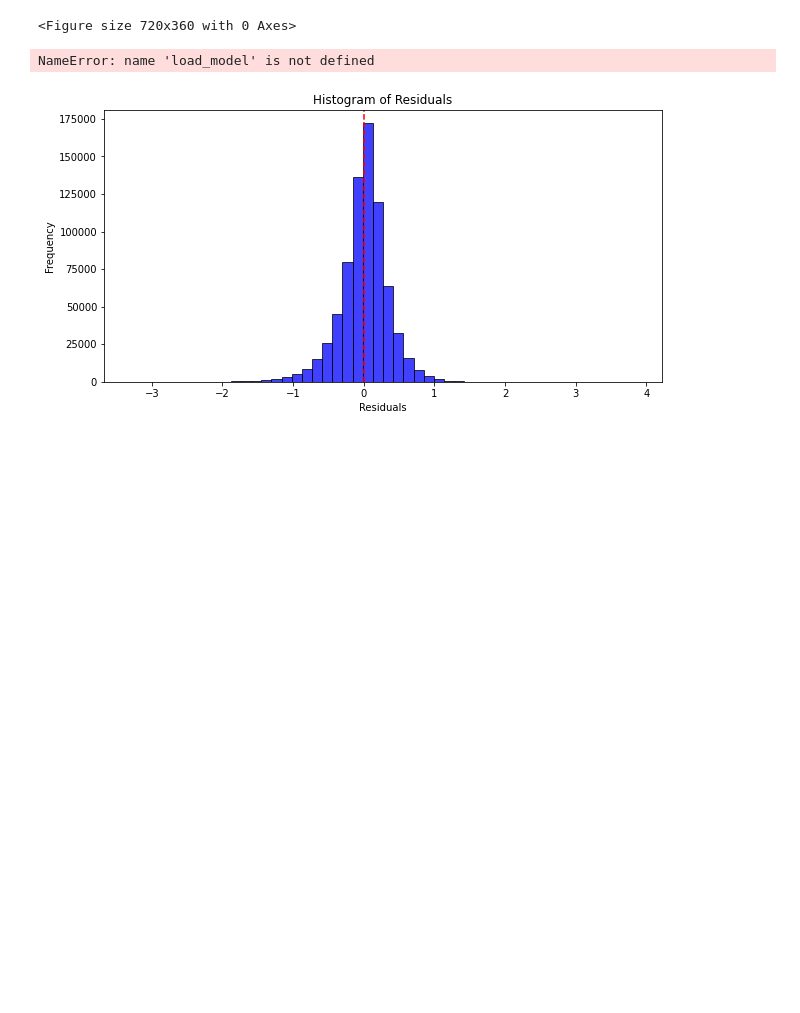
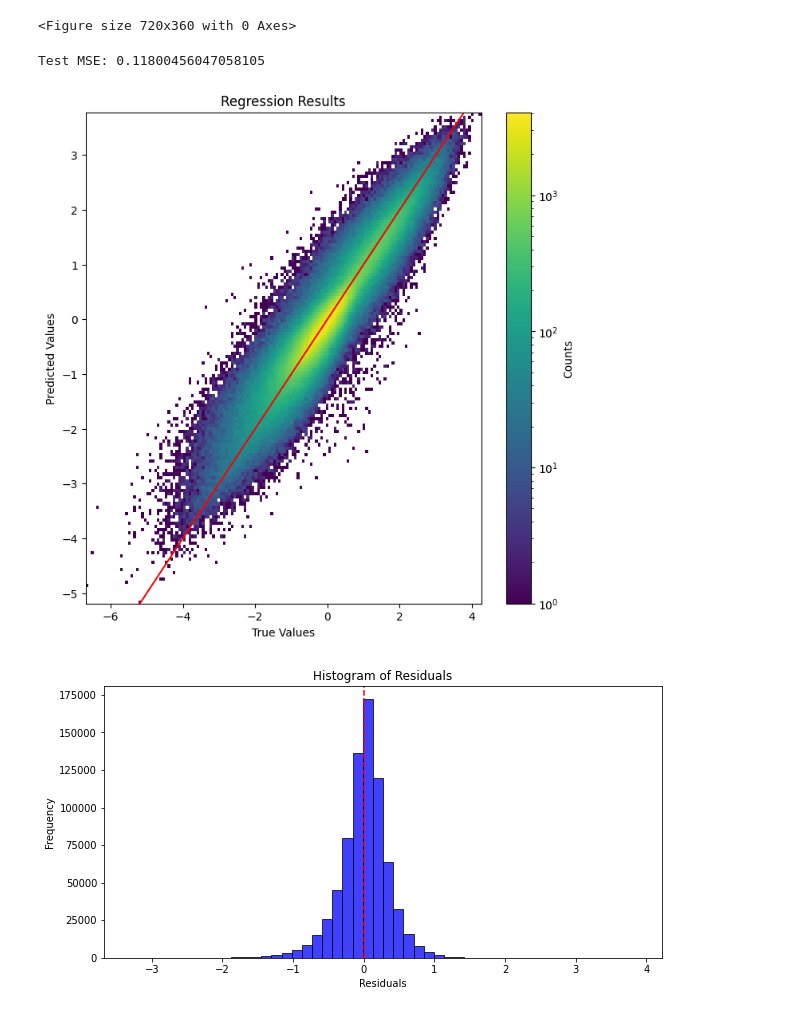
Before and after one commit to DanGodi/ExpPro, a Jupyter notebook: Notebooks/Trial2_medium.ipynb, the cells around one changed output. Saved outputs shown, nothing was run; the diff lists cells and outputs as text; code cells hidden in the pictures; blank space fills up the shorter version.

```diff
--- a/Notebooks/Trial2_medium.ipynb
+++ b/Notebooks/Trial2_medium.ipynb
@@ -145,13 +145,13 @@ class SaveBestModel:
                 'optimizer_state_dict': optimizer.state_dict(),
                 'loss function': criterion,
                 'loss': current_valid_loss,
-                }, 'models/current_trial/best_model_jecs.pt')
+                }, '../models/current_trial/best_model_jecs.pt')
 
             return 1
         else:
           return 0
 
-def load_model(save_path='models/current_trial/best_model_jecs.pt', model_class=None):
+def load_model(save_path='../models/current_trial/best_model_jecs.pt', model_class=None):
     checkpoint = torch.load(save_path,map_location=torch.device('cpu') )
 
     model = model_class()
@@ -246,29 +246,30 @@ NameError: name 'num_epochs' is not defined
 <Figure size 720x360 with 0 Axes>
 # %%
 from matplotlib.colors import LogNorm
-model= load_model('best_model_jecs.pt', model_class=lambda: ShallowMLP())
+model= load_model('../models/current_trial/best_model_jecs.pt', model_class=lambda: ShallowMLP())
 model.to('cpu')
 model.eval()
 
 x_test_tensor = torch.tensor(x_test_0, dtype=torch.float32)
 y_test_tensor = torch.tensor(y_test_0, dtype=torch.float32)
 
 with torch.no_grad():
     y_pred_tensor = model(x_test_tensor[:,:-1])
     test_loss = criterion(y_pred_tensor, y_test_tensor.unsqueeze(1)).item()
 print(f"Test MSE: {test_loss}")
 
 plt.figure(figsize=(8, 8))
 plt.hist2d(y_test_tensor.numpy().flatten(), y_pred_tensor.numpy().flatten(), bins=150, cmap='viridis', norm=LogNorm())
 plt.xlabel('True Values')
 plt.ylabel('Predicted Values')
 plt.title('Regression Results')
 plt.plot([min(y_test_tensor.numpy().flatten()), max(y_test_tensor.numpy().flatten())], [min(y_test_tensor.numpy().flatten()), max(y_test_tensor.numpy().flatten())], color='red')  # Perfect fit line
 plt.colorbar(label='Counts')
 plt.savefig('regression_results.pdf')
 plt.show()
 # %% [output]
-NameError: name 'load_model' is not defined
+Test MSE: 0.11800456047058105
+[figure, added]
 # %%
 residuals = y_test_tensor.numpy().flatten()-y_pred_tensor.numpy().flatten()
 
```
Also changed, not shown: 2 other files.
